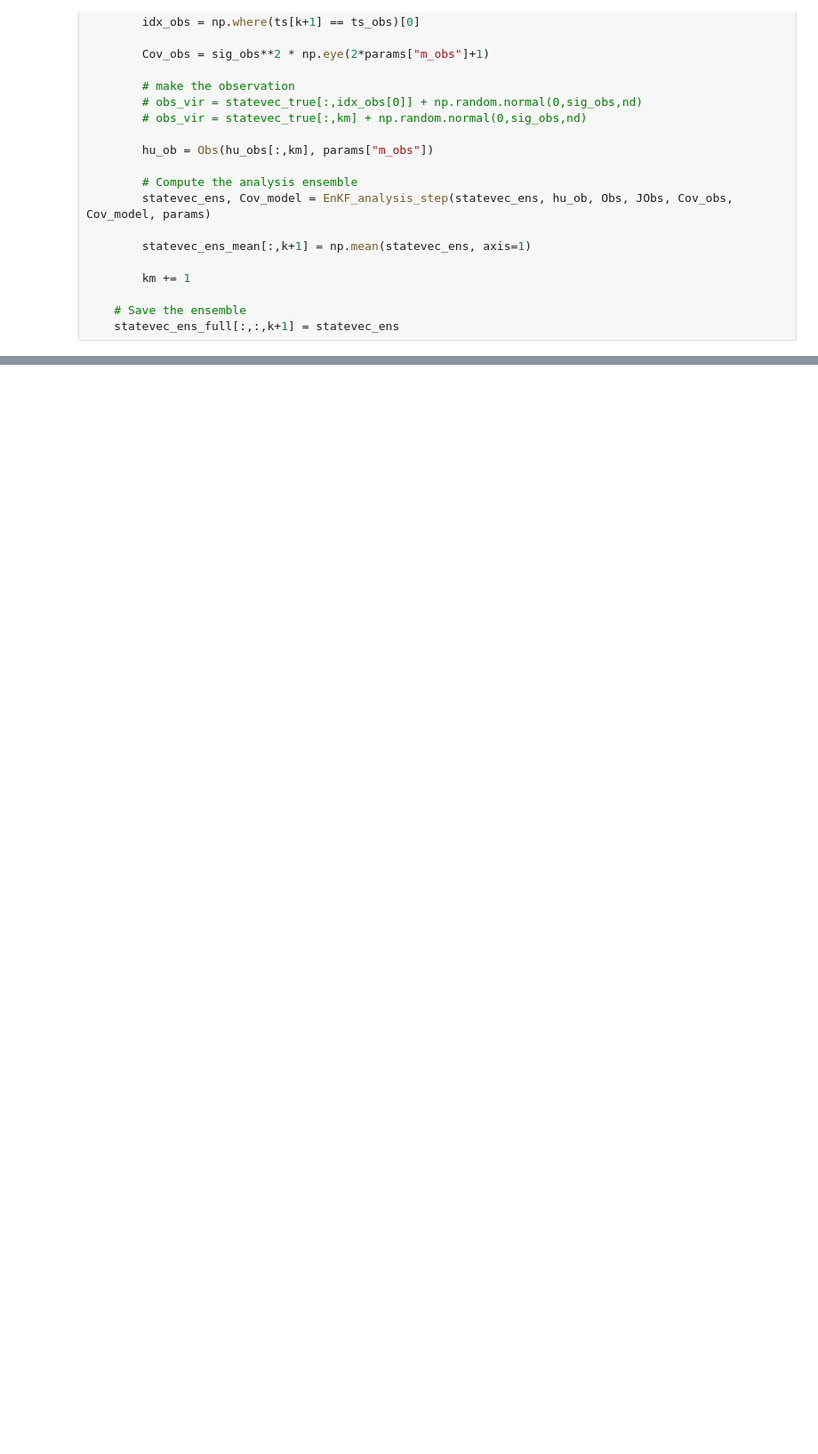
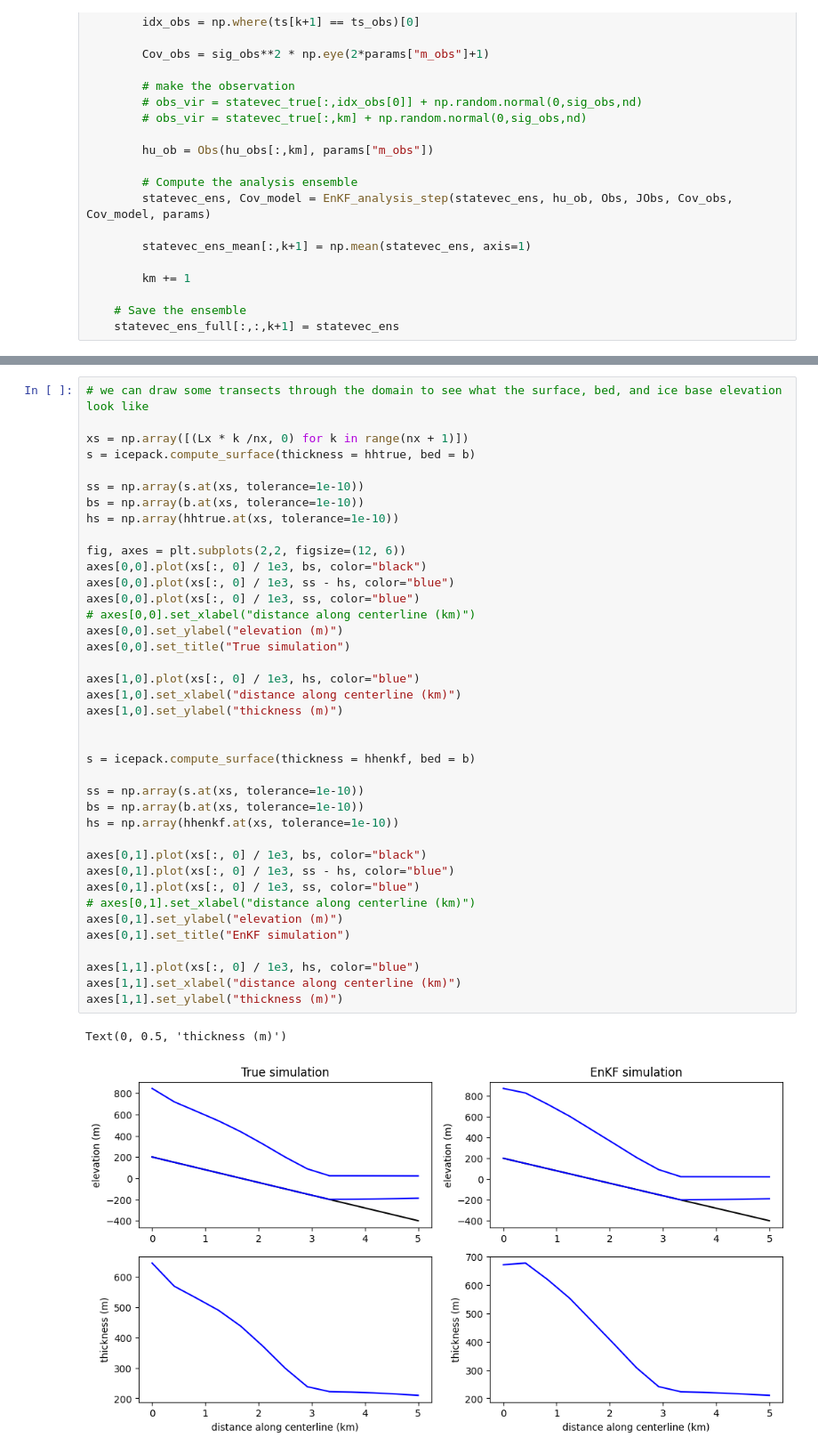
Before and after one commit to KYANJO/Data_assimilation_project, a Jupyter notebook: bin/synthetic_ice_stream_with_da.ipynb, the cells around one changed output, grey strips where cells are left out. Shown: that part at 89% size. Drawn from its saved outputs; the diff is of its cells as text; blank space fills up the shorter version.

```diff
--- a/bin/synthetic_ice_stream_with_da.ipynb
+++ b/bin/synthetic_ice_stream_with_da.ipynb
@@ -484,3 +507,45 @@ fig.colorbar(colors, ax=axes, fraction=0.012, pad=0.04, label="Thickness (m)")
+# %%
+# we can draw some transects through the domain to see what the surface, bed, and ice base elevation look like
+
+xs = np.array([(Lx * k /nx, 0) for k in range(nx + 1)])
+s = icepack.compute_surface(thickness = hhtrue, bed = b)
+
+ss = np.array(s.at(xs, tolerance=1e-10))
+bs = np.array(b.at(xs, tolerance=1e-10))
+hs = np.array(hhtrue.at(xs, tolerance=1e-10))
+
+fig, axes = plt.subplots(2,2, figsize=(12, 6))
+axes[0,0].plot(xs[:, 0] / 1e3, bs, color="black")
+axes[0,0].plot(xs[:, 0] / 1e3, ss - hs, color="blue")
+axes[0,0].plot(xs[:, 0] / 1e3, ss, color="blue")
+# axes[0,0].set_xlabel("distance along centerline (km)")
+axes[0,0].set_ylabel("elevation (m)")
+axes[0,0].set_title("True simulation")
+
+axes[1,0].plot(xs[:, 0] / 1e3, hs, color="blue")
+axes[1,0].set_xlabel("distance along centerline (km)")
+axes[1,0].set_ylabel("thickness (m)")
+
+
+s = icepack.compute_surface(thickness = hhenkf, bed = b)
+
+ss = np.array(s.at(xs, tolerance=1e-10))
+bs = np.array(b.at(xs, tolerance=1e-10))
+hs = np.array(hhenkf.at(xs, tolerance=1e-10))
+
+axes[0,1].plot(xs[:, 0] / 1e3, bs, color="black")
+axes[0,1].plot(xs[:, 0] / 1e3, ss - hs, color="blue")
+axes[0,1].plot(xs[:, 0] / 1e3, ss, color="blue")
+# axes[0,1].set_xlabel("distance along centerline (km)")
+axes[0,1].set_ylabel("elevation (m)")
+axes[0,1].set_title("EnKF simulation")
+
+axes[1,1].plot(xs[:, 0] / 1e3, hs, color="blue")
+axes[1,1].set_xlabel("distance along centerline (km)")
+axes[1,1].set_ylabel("thickness (m)")
+# %% [output]
+Text(0, 0.5, 'thickness (m)')
+[figure, added]
 # %%
 htrue = statevec_true[:hdim,:]
 hens = statevec_ens_mean[:hdim,:]
```
Also changed, not shown: parts of 7 cells of this notebook.
